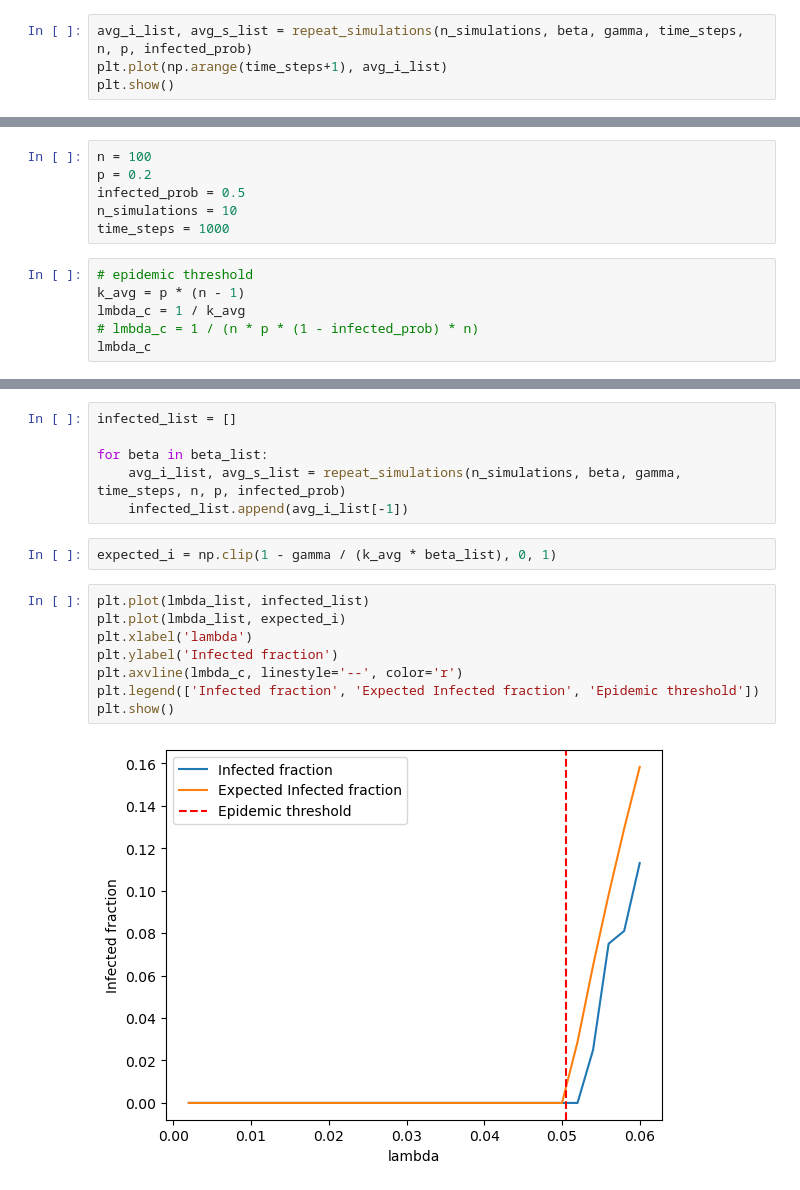
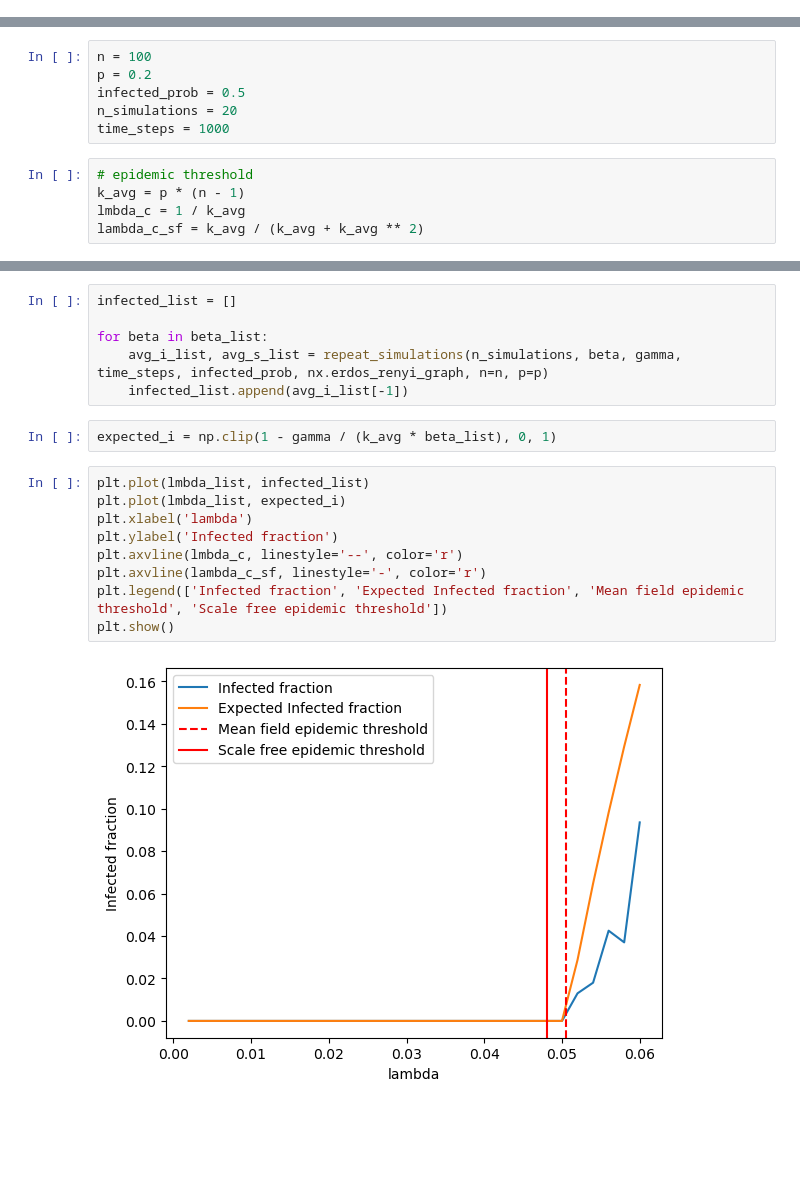
Before and after one commit to kubek22/SNARS, a Jupyter notebook: project11/project11.ipynb, the cells around one changed output, grey strips where cells are left out. Saved outputs shown, nothing was run; the diff lists cells and outputs as text; blank space fills up the shorter version.

```diff
--- a/project11/project11.ipynb
+++ b/project11/project11.ipynb
@@ -100,4 +128,0 @@ time_steps = 100
-# %%
-avg_i_list, avg_s_list = repeat_simulations(n_simulations, beta, gamma, time_steps, n, p, infected_prob)
-plt.plot(np.arange(time_steps+1), avg_i_list)
-plt.show()
@@ -117,11 +130,10 @@ plt.show()
 n = 100
 p = 0.2
 infected_prob = 0.5
-n_simulations = 10
+n_simulations = 20
 time_steps = 1000
 # %%
 # epidemic threshold
 k_avg = p * (n - 1)
 lmbda_c = 1 / k_avg
-# lmbda_c = 1 / (n * p * (1 - infected_prob) * n)
-lmbda_c
+lambda_c_sf = k_avg / (k_avg + k_avg ** 2)
@@ -140,17 +150,18 @@ print(lmbda_list)
 infected_list = []
 
 for beta in beta_list:
-    avg_i_list, avg_s_list = repeat_simulations(n_simulations, beta, gamma, time_steps, n, p, infected_prob)
+    avg_i_list, avg_s_list = repeat_simulations(n_simulations, beta, gamma, time_steps, infected_prob, nx.erdos_renyi_graph, n=n, p=p)
     infected_list.append(avg_i_list[-1])
 # %%
 expected_i = np.clip(1 - gamma / (k_avg * beta_list), 0, 1)
 # %%
 plt.plot(lmbda_list, infected_list)
 plt.plot(lmbda_list, expected_i)
 plt.xlabel('lambda')
 plt.ylabel('Infected fraction')
 plt.axvline(lmbda_c, linestyle='--', color='r')
-plt.legend(['Infected fraction', 'Expected Infected fraction', 'Epidemic threshold'])
+plt.axvline(lambda_c_sf, linestyle='-', color='r')
+plt.legend(['Infected fraction', 'Expected Infected fraction', 'Mean field epidemic threshold', 'Scale free epidemic threshold'])
 plt.show()
 # %% [output]
-[figure, old version]
+[figure, new version]
```
Also changed, not shown: parts of 21 cells of this notebook.
